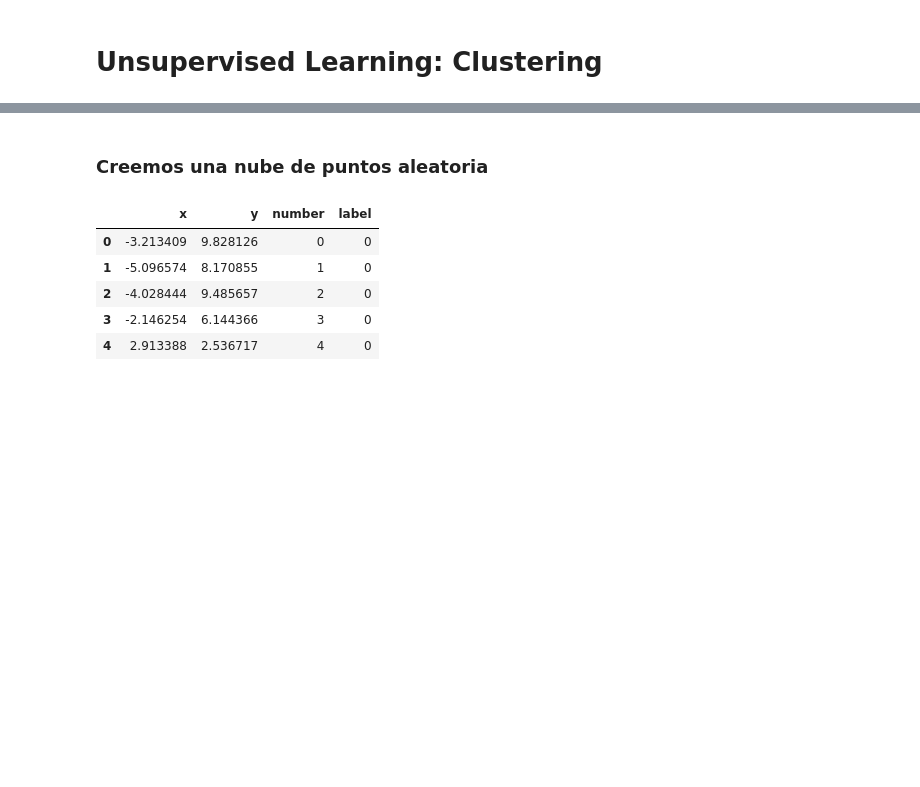
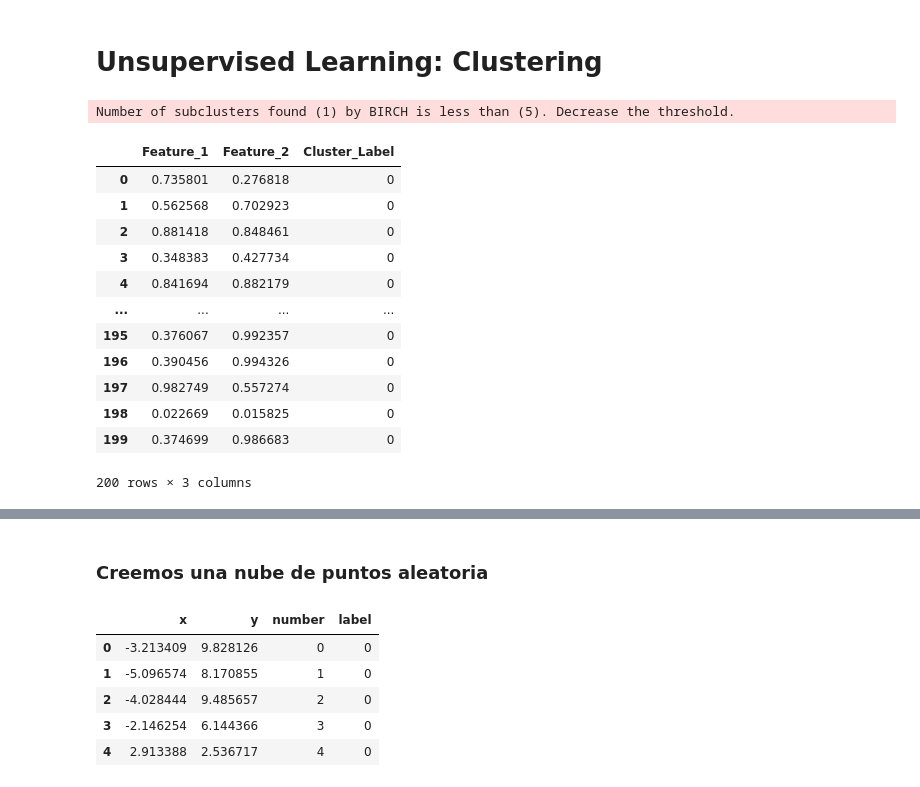
Before and after one commit to alejopaullier96/um-data-science, a Jupyter notebook: ejemplos_de_clase/15_unsupervised_learning.ipynb, the cells around one changed output, grey strips where cells are left out. Drawn from its saved outputs; the diff is of its cells as text; code cells hidden in the pictures; blank space fills up the shorter version.

```diff
--- a/ejemplos_de_clase/15_unsupervised_learning.ipynb
+++ b/ejemplos_de_clase/15_unsupervised_learning.ipynb
@@ -8,3 +8,62 @@ import time
 
 from sklearn.metrics.pairwise import euclidean_distances
 from sklearn.datasets import make_blobs
+# %%
+import numpy as np
+import pandas as pd
+
+from sklearn.datasets import make_blobs
+from sklearn.cluster import KMeans, DBSCAN, Birch
+
+# Original random data between 0 and 1
+data = np.random.rand(100, 2)  # 100 random data points with 2 features
+
+# Create new data with 3 blobs
+# Scale the blobs to have the same range as the original data (0 to 1)
+blob_data, _ = make_blobs(n_samples=100, centers=3, n_features=2, cluster_std=0.1, random_state=42)
+
+# Scale the blob_data to match the range of the original random data (0 to 1)
+blob_data = (blob_data - np.min(blob_data, axis=0)) / (np.max(blob_data, axis=0) - np.min(blob_data, axis=0))
+
+# Concatenate the original data with the new blob data
+data = np.concatenate([data, blob_data], axis=0)
+
+# String variable to control which clustering algorithm to use
+clustering_model = 'Birch'  # Options: 'KMeans', 'DBSCAN', 'Birch'
+
+# Dictionary to map string input to the respective clustering model
+def get_clustering_model(model_name):
+    if model_name == 'KMeans':
+        return KMeans(n_clusters=3, random_state=42)
+    elif model_name == 'DBSCAN':
+        return DBSCAN(eps=0.11, min_samples=5)
+    elif model_name == 'Birch':
+        return Birch(n_clusters=5)
+    else:
+        raise ValueError(f"Unknown model: {model_name}")
+
+# Get the chosen model
+model = get_clustering_model(clustering_model)
+
+# Fit the model and predict the labels
+labels = model.fit_predict(data)
+
+# Convert to DataFrame for better visualization
+df = pd.DataFrame(data, columns=['Feature_1', 'Feature_2'])
+df['Cluster_Label'] = labels
+df
+# %% [output]
+Number of subclusters found (1) by BIRCH is less than (5). Decrease the threshold.
+|  | Feature_1 | Feature_2 | Cluster_Label |
+| 0 | 0.735801 | 0.276818 | 0 |
+| 1 | 0.562568 | 0.702923 | 0 |
+| 2 | 0.881418 | 0.848461 | 0 |
+| 3 | 0.348383 | 0.427734 | 0 |
+| 4 | 0.841694 | 0.882179 | 0 |
+| ... | ... | ... | ... |
+| 195 | 0.376067 | 0.992357 | 0 |
+| 196 | 0.390456 | 0.994326 | 0 |
+| 197 | 0.982749 | 0.557274 | 0 |
+| 198 | 0.022669 | 0.015825 | 0 |
+| 199 | 0.374699 | 0.986683 | 0 |
+200 rows × 3 columns
```
Also changed, not shown: parts of 2 cells of this notebook, 13 other files.
